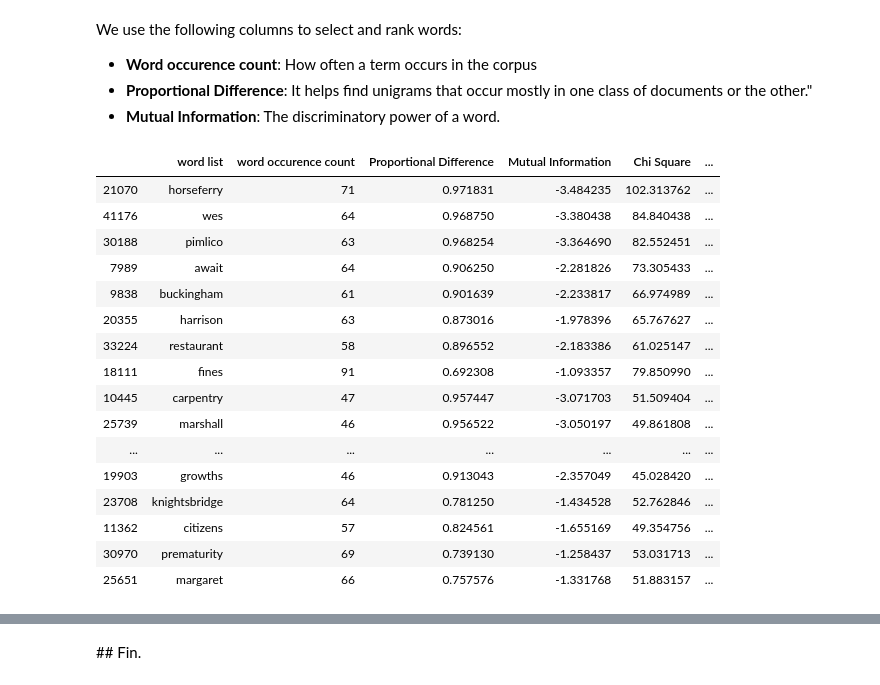
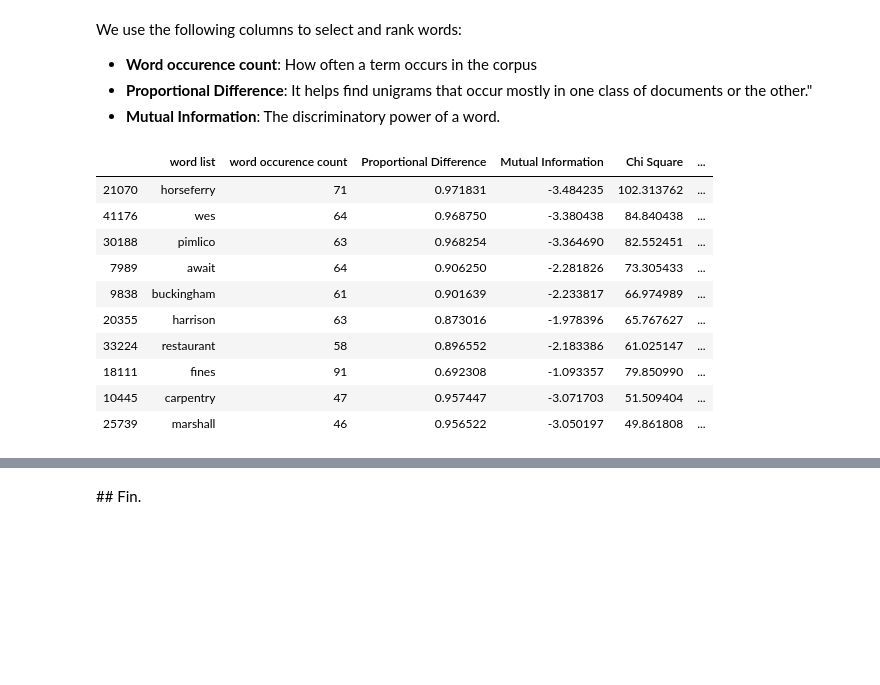
Before and after one commit to kasparvonbeelen/ghi_python, a Jupyter notebook: 6 - Corpus Exploration.ipynb, the cells around one changed output, grey strips where cells are left out. Saved outputs shown, nothing was run; the diff lists cells and outputs as text; code cells hidden in the pictures; blank space fills up the shorter version.

```diff
--- a/6 - Corpus Exploration.ipynb
+++ b/6 - Corpus Exploration.ipynb
@@ -610,24 +625,18 @@ We use the following columns to select and rank words:
 - **Mutual Information**: The discriminatory power of a word.
 # %%
 westminster_df = df[(df['word occurence count'] > 20 ) & (df['Proportional Difference'] > 0 )]
-westminster_df.sort_values('Information Gain',ascending=False)[:20]
+westminster_df.sort_values('Information Gain',ascending=False)[:10]
 # %% [output]
 |  | word list | word occurence count | Proportional Difference | Mutual Information | Chi Square | ... |
 | 21070 | horseferry | 71 | 0.971831 | -3.484235 | 102.313762 | ... |
 | 41176 | wes | 64 | 0.968750 | -3.380438 | 84.840438 | ... |
 | 30188 | pimlico | 63 | 0.968254 | -3.364690 | 82.552451 | ... |
 | 7989 | await | 64 | 0.906250 | -2.281826 | 73.305433 | ... |
 | 9838 | buckingham | 61 | 0.901639 | -2.233817 | 66.974989 | ... |
 | 20355 | harrison | 63 | 0.873016 | -1.978396 | 65.767627 | ... |
 | 33224 | restaurant | 58 | 0.896552 | -2.183386 | 61.025147 | ... |
 | 18111 | fines | 91 | 0.692308 | -1.093357 | 79.850990 | ... |
 | 10445 | carpentry | 47 | 0.957447 | -3.071703 | 51.509404 | ... |
 | 25739 | marshall | 46 | 0.956522 | -3.050197 | 49.861808 | ... |
-| ... | ... | ... | ... | ... | ... | ... |
-| 19903 | growths | 46 | 0.913043 | -2.357049 | 45.028420 | ... |
-| 23708 | knightsbridge | 64 | 0.781250 | -1.434528 | 52.762846 | ... |
-| 11362 | citizens | 57 | 0.824561 | -1.655169 | 49.354756 | ... |
-| 30970 | prematurity | 69 | 0.739130 | -1.258437 | 53.031713 | ... |
-| 25651 | margaret | 66 | 0.757576 | -1.331768 | 51.883157 | ... |
 # %%
 poplar_df = df[(df['word occurence count'] > 20 ) & (df['Proportional Difference'] < 0 )]
```
Also changed, not shown: parts of 4 cells of this notebook, 2 other files.
